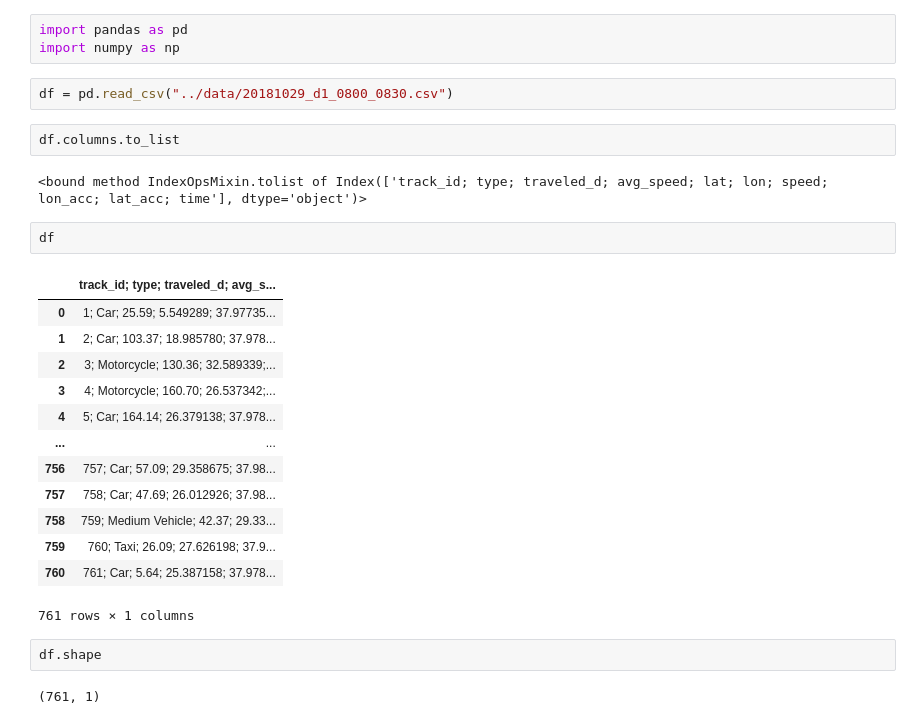
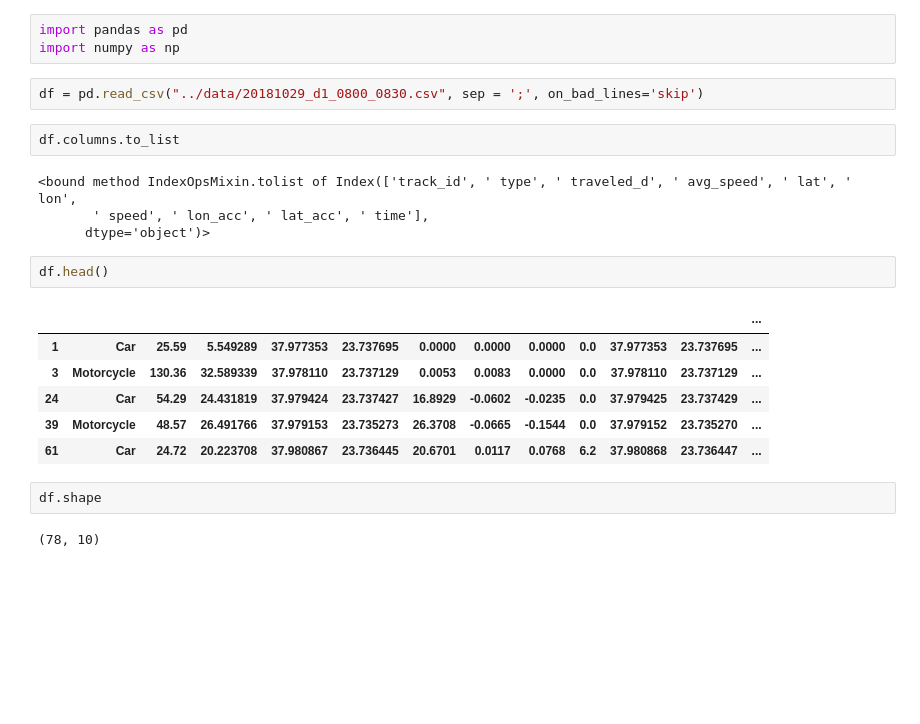
Before and after one commit to sam23121/city_pipeline, a Jupyter notebook: notebooks/analysis.ipynb, the cells around one changed output. Cells and saved outputs as stored; diff of their text form; blank space fills up the shorter version.

```diff
--- a/notebooks/analysis.ipynb
+++ b/notebooks/analysis.ipynb
@@ -2,28 +2,23 @@
 import pandas as pd
 import numpy as np
 # %%
-df = pd.read_csv("../data/20181029_d1_0800_0830.csv")
+df = pd.read_csv("../data/20181029_d1_0800_0830.csv", sep = ';', on_bad_lines='skip')
 # %%
 df.columns.to_list
 # %% [output]
-<bound method IndexOpsMixin.tolist of Index(['track_id; type; traveled_d; avg_speed; lat; lon; speed; lon_acc; lat_acc; time'], dtype='object')>
+<bound method IndexOpsMixin.tolist of Index(['track_id', ' type', ' traveled_d', ' avg_speed', ' lat', ' lon',
+       ' speed', ' lon_acc', ' lat_acc', ' time'],
+      dtype='object')>
 # %%
-df
+df.head()
 # %% [output]
-|  | track_id; type; traveled_d; avg_s... |
-| 0 | 1; Car; 25.59; 5.549289; 37.97735... |
-| 1 | 2; Car; 103.37; 18.985780; 37.978... |
-| 2 | 3; Motorcycle; 130.36; 32.589339;... |
-| 3 | 4; Motorcycle; 160.70; 26.537342;... |
-| 4 | 5; Car; 164.14; 26.379138; 37.978... |
-| ... | ... |
-| 756 | 757; Car; 57.09; 29.358675; 37.98... |
-| 757 | 758; Car; 47.69; 26.012926; 37.98... |
-| 758 | 759; Medium Vehicle; 42.37; 29.33... |
-| 759 | 760; Taxi; 26.09; 27.626198; 37.9... |
-| 760 | 761; Car; 5.64; 25.387158; 37.978... |
+|  |  |  |  |  |  |  |  |  |  |  |  | ... |
+| 1 | Car | 25.59 | 5.549289 | 37.977353 | 23.737695 | 0.0000 | 0.0000 | 0.0000 | 0.0 | 37.977353 | 23.737695 | ... |
+| 3 | Motorcycle | 130.36 | 32.589339 | 37.978110 | 23.737129 | 0.0053 | 0.0083 | 0.0000 | 0.0 | 37.978110 | 23.737129 | ... |
+| 24 | Car | 54.29 | 24.431819 | 37.979424 | 23.737427 | 16.8929 | -0.0602 | -0.0235 | 0.0 | 37.979425 | 23.737429 | ... |
+| 39 | Motorcycle | 48.57 | 26.491766 | 37.979153 | 23.735273 | 26.3708 | -0.0665 | -0.1544 | 0.0 | 37.979152 | 23.735270 | ... |
+| 61 | Car | 24.72 | 20.223708 | 37.980867 | 23.736445 | 20.6701 | 0.0117 | 0.0768 | 6.2 | 37.980868 | 23.736447 | ... |
-761 rows × 1 columns
 # %%
 df.shape
 # %% [output]
-(761, 1)
+(78, 10)
```
Also changed, not shown: 2 other files.
